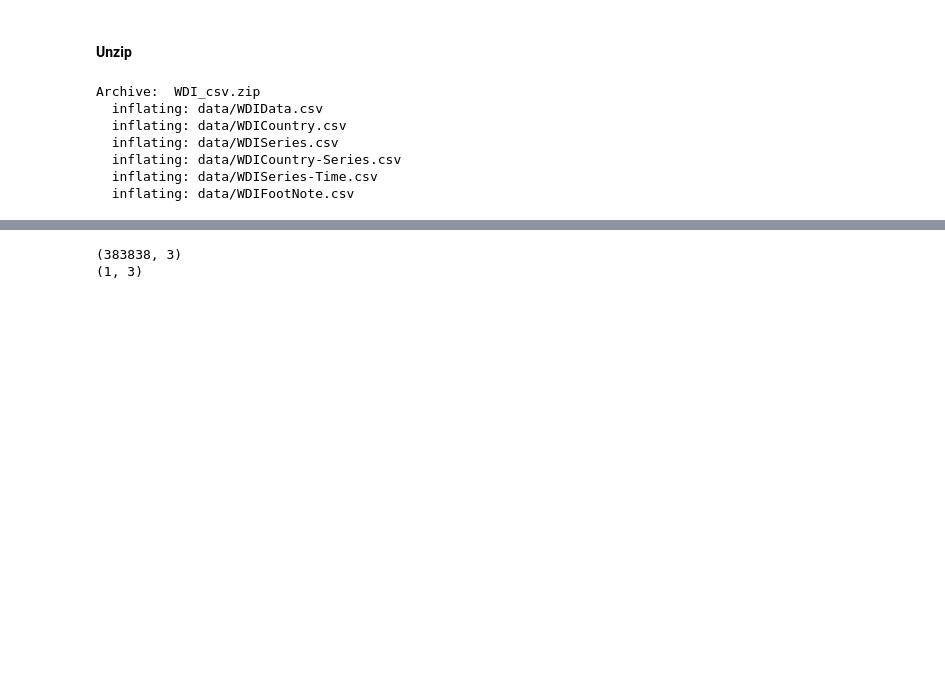
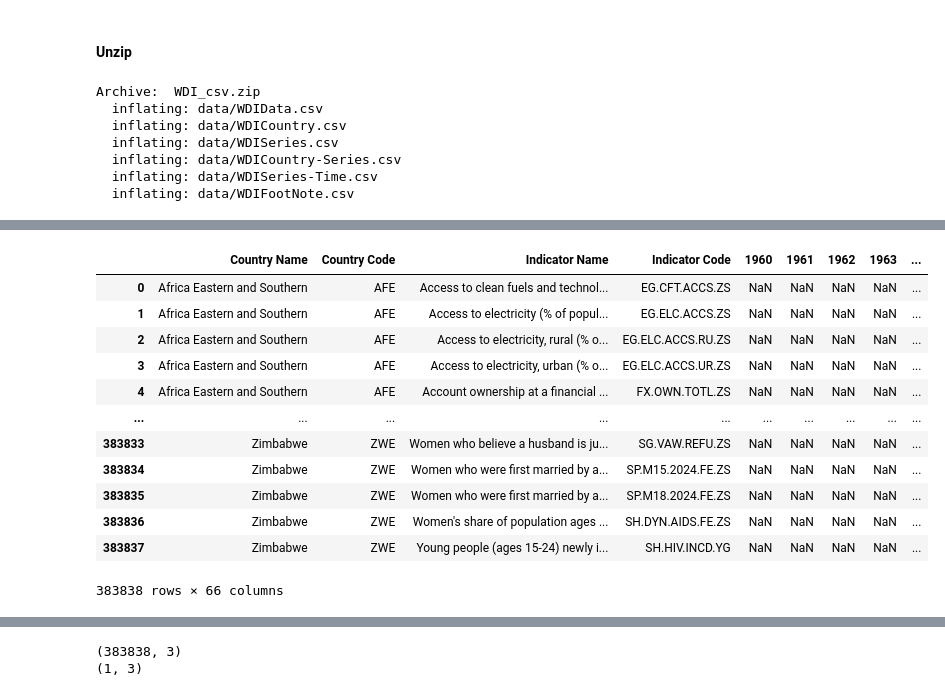
Before and after one commit to akshay-ap/INFOVIS-lab, a Jupyter notebook: assignment-06-project/backend/Data preprocessing.ipynb, the cells around one changed output, grey strips where cells are left out. Drawn from its saved outputs; the diff is of its cells as text; code cells hidden in the pictures; blank space fills up the shorter version.

```diff
--- a/assignment-06-project/backend/Data preprocessing.ipynb
+++ b/assignment-06-project/backend/Data preprocessing.ipynb
@@ -90,0 +89,16 @@ df_data.head()
+# %%
+df_data
+# %% [output]
+|  | Country Name | Country Code | Indicator Name | Indicator Code | 1960 | 1961 | 1962 | 1963 | ... |
+| 0 | Africa Eastern and Southern | AFE | Access to clean fuels and technol... | EG.CFT.ACCS.ZS | NaN | NaN | NaN | NaN | ... |
+| 1 | Africa Eastern and Southern | AFE | Access to electricity (% of popul... | EG.ELC.ACCS.ZS | NaN | NaN | NaN | NaN | ... |
+| 2 | Africa Eastern and Southern | AFE | Access to electricity, rural (% o... | EG.ELC.ACCS.RU.ZS | NaN | NaN | NaN | NaN | ... |
+| 3 | Africa Eastern and Southern | AFE | Access to electricity, urban (% o... | EG.ELC.ACCS.UR.ZS | NaN | NaN | NaN | NaN | ... |
+| 4 | Africa Eastern and Southern | AFE | Account ownership at a financial ... | FX.OWN.TOTL.ZS | NaN | NaN | NaN | NaN | ... |
+| ... | ... | ... | ... | ... | ... | ... | ... | ... | ... |
+| 383833 | Zimbabwe | ZWE | Women who believe a husband is ju... | SG.VAW.REFU.ZS | NaN | NaN | NaN | NaN | ... |
+| 383834 | Zimbabwe | ZWE | Women who were first married by a... | SP.M15.2024.FE.ZS | NaN | NaN | NaN | NaN | ... |
+| 383835 | Zimbabwe | ZWE | Women who were first married by a... | SP.M18.2024.FE.ZS | NaN | NaN | NaN | NaN | ... |
+| 383836 | Zimbabwe | ZWE | Women's share of population ages ... | SH.DYN.AIDS.FE.ZS | NaN | NaN | NaN | NaN | ... |
+| 383837 | Zimbabwe | ZWE | Young people (ages 15-24) newly i... | SH.HIV.INCD.YG | NaN | NaN | NaN | NaN | ... |
+383838 rows × 66 columns
```
Also changed, not shown: parts of 18 cells of this notebook, 7 other files.
